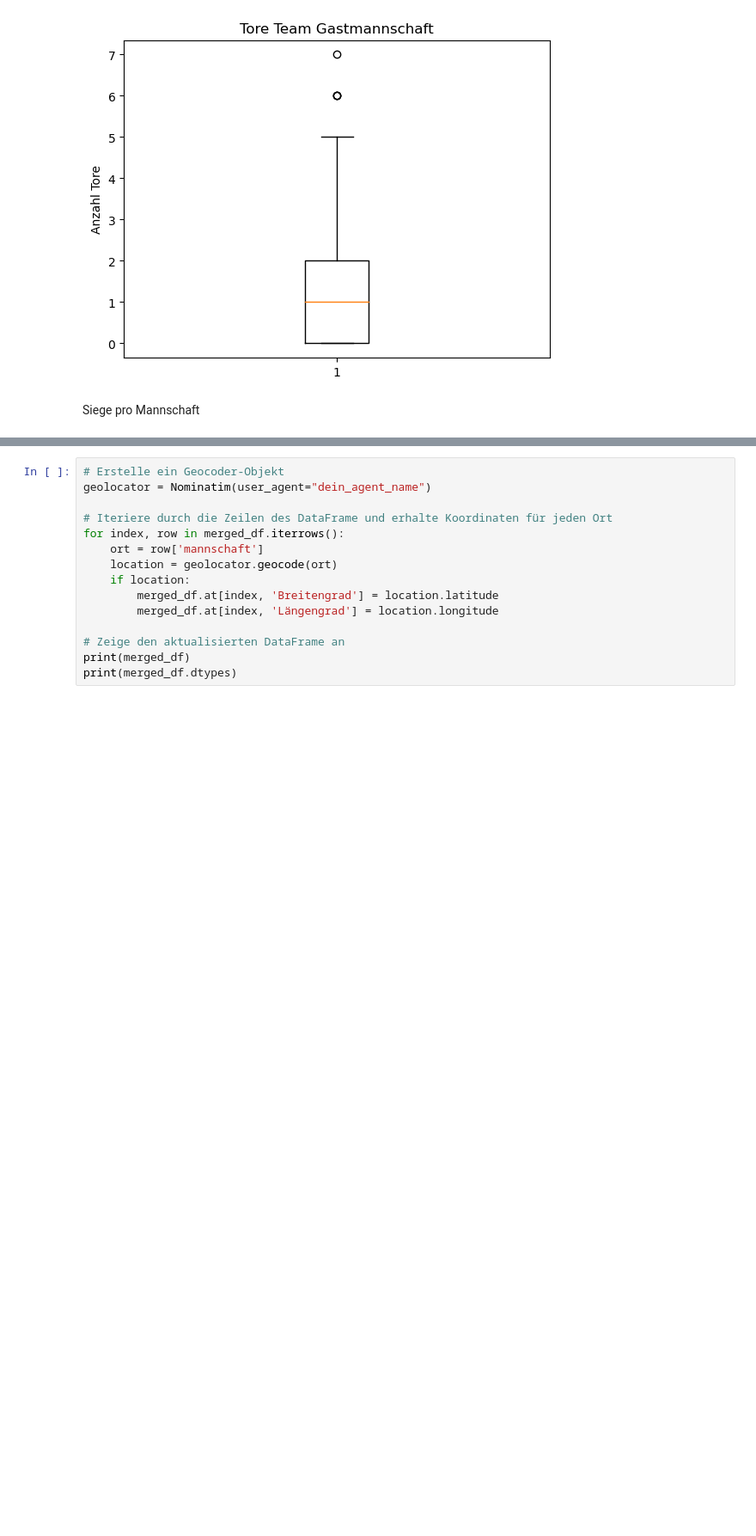
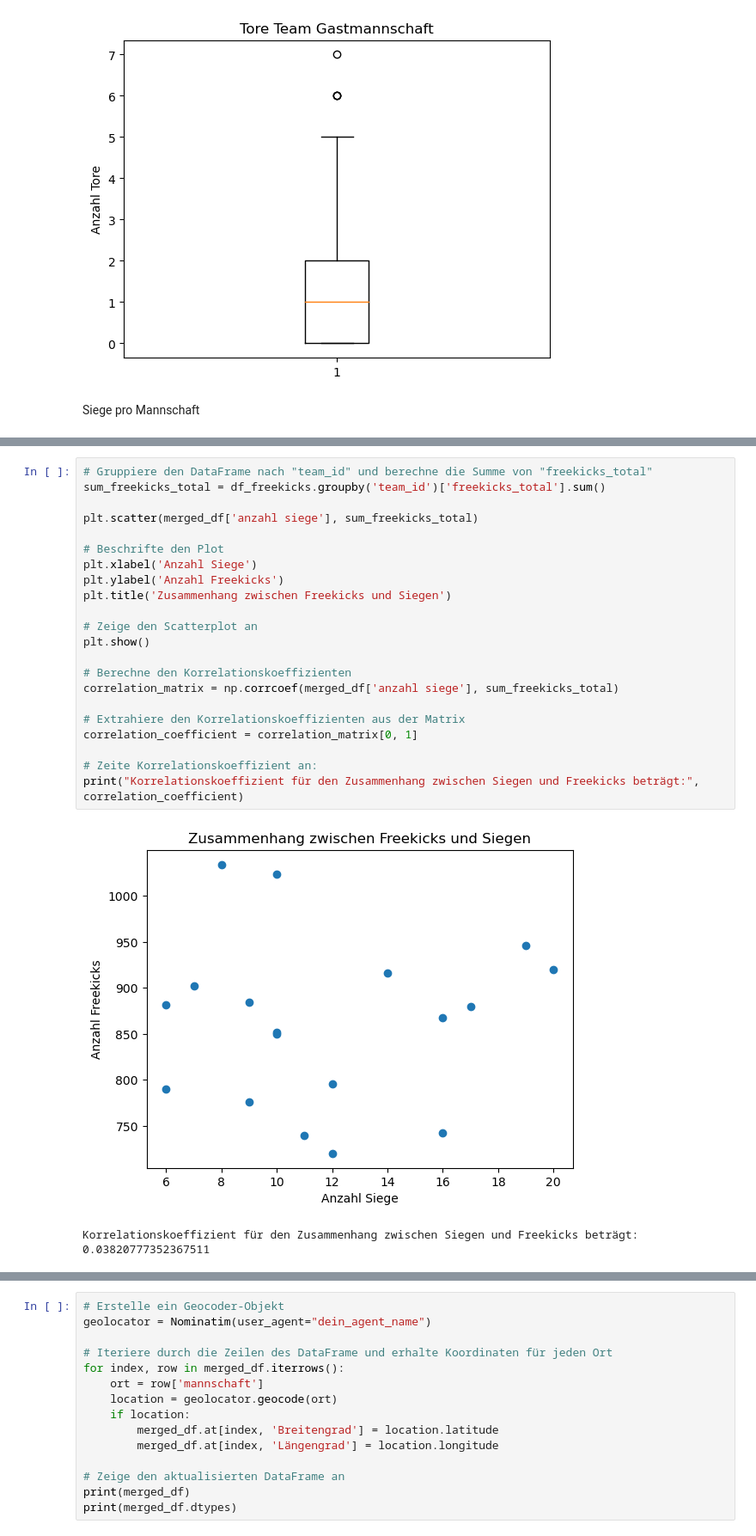
Before and after one commit to meierr14/Projektarbeit_ADS_FS2023_Gruppe_15, a Jupyter notebook: ExplorativeDatenanalyse/ExplorativeDatenanalyse.ipynb, the cells around one changed output, grey strips where cells are left out. Shown at 86% size. Cells and saved outputs as stored; diff of their text form; blank space fills up the shorter version.

```diff
--- a/ExplorativeDatenanalyse/ExplorativeDatenanalyse.ipynb
+++ b/ExplorativeDatenanalyse/ExplorativeDatenanalyse.ipynb
@@ -207,0 +263,25 @@ print(merged_df)
+# %%
+# Gruppiere den DataFrame nach "team_id" und berechne die Summe von "freekicks_total"
+sum_freekicks_total = df_freekicks.groupby('team_id')['freekicks_total'].sum()
+
+plt.scatter(merged_df['anzahl siege'], sum_freekicks_total)
+
+# Beschrifte den Plot
+plt.xlabel('Anzahl Siege')
+plt.ylabel('Anzahl Freekicks')
+plt.title('Zusammenhang zwischen Freekicks und Siegen')
+
+# Zeige den Scatterplot an
+plt.show()
+
+# Berechne den Korrelationskoeffizienten
+correlation_matrix = np.corrcoef(merged_df['anzahl siege'], sum_freekicks_total)
+
+# Extrahiere den Korrelationskoeffizienten aus der Matrix
+correlation_coefficient = correlation_matrix[0, 1]
+
+# Zeite Korrelationskoeffizient an:
+print("Korrelationskoeffizient für den Zusammenhang zwischen Siegen und Freekicks beträgt:", correlation_coefficient)
+# %% [output]
+[figure, added]
+Korrelationskoeffizient für den Zusammenhang zwischen Siegen und Freekicks beträgt: 0.03820777352367511
```
Also changed, not shown: parts of 13 cells of this notebook.
